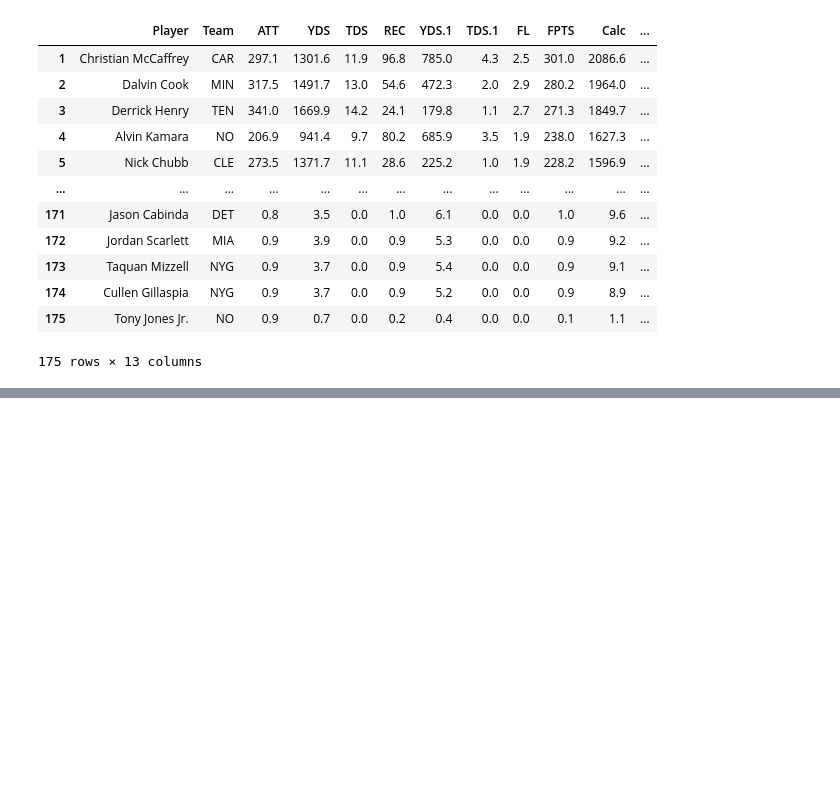
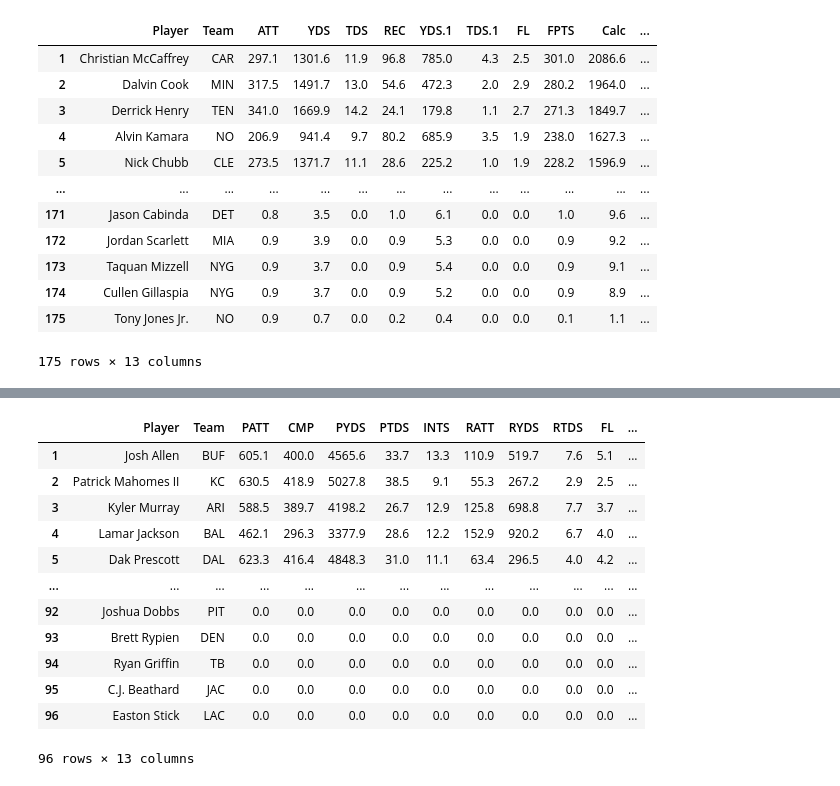
Before and after one commit to gordonpera/DraftBoard, a Jupyter notebook: Fantasy Test Notebook.ipynb, the cells around one changed output, grey strips where cells are left out. Drawn from its saved outputs; the diff is of its cells as text; code cells hidden in the pictures; blank space fills up the shorter version.

```diff
--- a/Fantasy Test Notebook.ipynb
+++ b/Fantasy Test Notebook.ipynb
@@ -504,0 +662,10 @@ RB
+# %%
+QB = QB.replace(',','',regex=True)
+RB = RB.replace(',','',regex=True)
+WR = WR.replace(',','',regex=True)
+TE = TE.replace(',','',regex=True)
+# %%
+QB['POS'] = 'QB'
+RB['POS'] = 'RB'
+WR['POS'] = 'WR'
+TE['POS'] = 'TE'
@@ -504,0 +731,5 @@ RB
+# %%
+QB = QB.astype({"YDS": float})
+WR = WR.astype({"YDS": float})
+RB = RB.astype({"YDS": float})
+TE = TE.astype({"YDS": float})
@@ -504,0 +742,8 @@ RB
+# %%
+QB = QB.rename(columns={
+    "YDS.1": "RYDS",
+    "TDS": "PTDS",
+    "TDS.1": "RTDS",
+    "ATT.1":"RATT",
+    "ATT":"PATT",
+    "YDS": "PYDS"})
@@ -504,0 +908,16 @@ RB
+# %%
+QB
+# %% [output]
+|  | Player | Team | PATT | CMP | PYDS | PTDS | INTS | RATT | RYDS | RTDS | FL | ... |
+| 1 | Josh Allen | BUF | 605.1 | 400.0 | 4565.6 | 33.7 | 13.3 | 110.9 | 519.7 | 7.6 | 5.1 | ... |
+| 2 | Patrick Mahomes II | KC | 630.5 | 418.9 | 5027.8 | 38.5 | 9.1 | 55.3 | 267.2 | 2.9 | 2.5 | ... |
+| 3 | Kyler Murray | ARI | 588.5 | 389.7 | 4198.2 | 26.7 | 12.9 | 125.8 | 698.8 | 7.7 | 3.7 | ... |
+| 4 | Lamar Jackson | BAL | 462.1 | 296.3 | 3377.9 | 28.6 | 12.2 | 152.9 | 920.2 | 6.7 | 4.0 | ... |
+| 5 | Dak Prescott | DAL | 623.3 | 416.4 | 4848.3 | 31.0 | 11.1 | 63.4 | 296.5 | 4.0 | 4.2 | ... |
+| ... | ... | ... | ... | ... | ... | ... | ... | ... | ... | ... | ... | ... |
+| 92 | Joshua Dobbs | PIT | 0.0 | 0.0 | 0.0 | 0.0 | 0.0 | 0.0 | 0.0 | 0.0 | 0.0 | ... |
+| 93 | Brett Rypien | DEN | 0.0 | 0.0 | 0.0 | 0.0 | 0.0 | 0.0 | 0.0 | 0.0 | 0.0 | ... |
+| 94 | Ryan Griffin | TB | 0.0 | 0.0 | 0.0 | 0.0 | 0.0 | 0.0 | 0.0 | 0.0 | 0.0 | ... |
+| 95 | C.J. Beathard | JAC | 0.0 | 0.0 | 0.0 | 0.0 | 0.0 | 0.0 | 0.0 | 0.0 | 0.0 | ... |
+| 96 | Easton Stick | LAC | 0.0 | 0.0 | 0.0 | 0.0 | 0.0 | 0.0 | 0.0 | 0.0 | 0.0 | ... |
+96 rows × 13 columns
```
Also changed, not shown: parts of 59 cells of this notebook, 1 other file.
